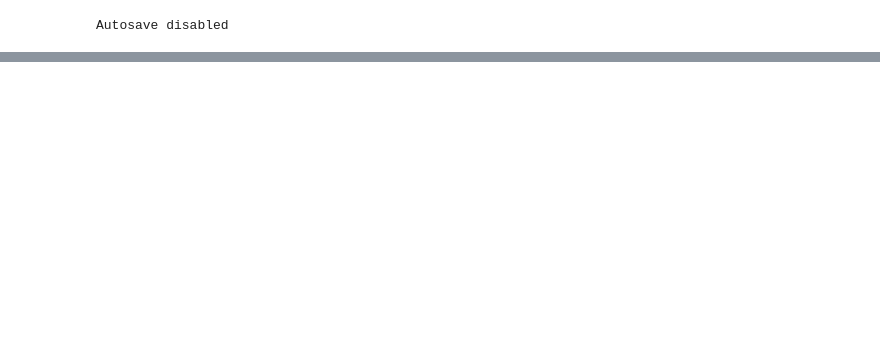
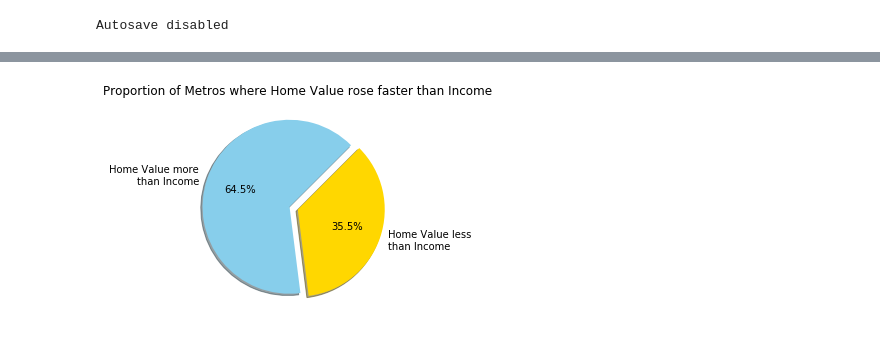
Before and after one commit to cgainor/Housing-and-Income-Appreciation, a Jupyter notebook: Work/Metro_10yr_Scatter.ipynb, the cells around one changed output, grey strips where cells are left out. Cells and saved outputs as stored; diff of their text form; code cells hidden in the pictures; blank space fills up the shorter version.

```diff
--- a/Work/Metro_10yr_Scatter.ipynb
+++ b/Work/Metro_10yr_Scatter.ipynb
@@ -162,3 +171,18 @@ plt.savefig("metro_scatter.png", dpi=180, bbox_inches="tight")
+# %%
+# Create pie chart #1
+
+label=['Home Value more\nthan Income', "Home Value less\nthan Income"]
+color = ["skyblue", "gold"]
+explode = (0.1,0)
+plt.figure(figsize=(8,4))
+plt.pie((metro_main_df["10-Yr Value-Income Ratio"] > 1).value_counts(), autopct='%1.1f%%',
+        labels=label, colors=color, explode=explode, shadow=True, startangle=45)
+plt.title("Proportion of Metros where Home Value rose faster than Income")
+
+# Save graph
+plt.savefig("../Visualizations/val_more_inc_pie.png", dpi=180, bbox_inches="tight")
+# %% [output]
+[figure, added]
 # %%
 # Create scatterplot #2
 
```
Also changed, not shown: parts of 16 cells of this notebook, 4 other files.
